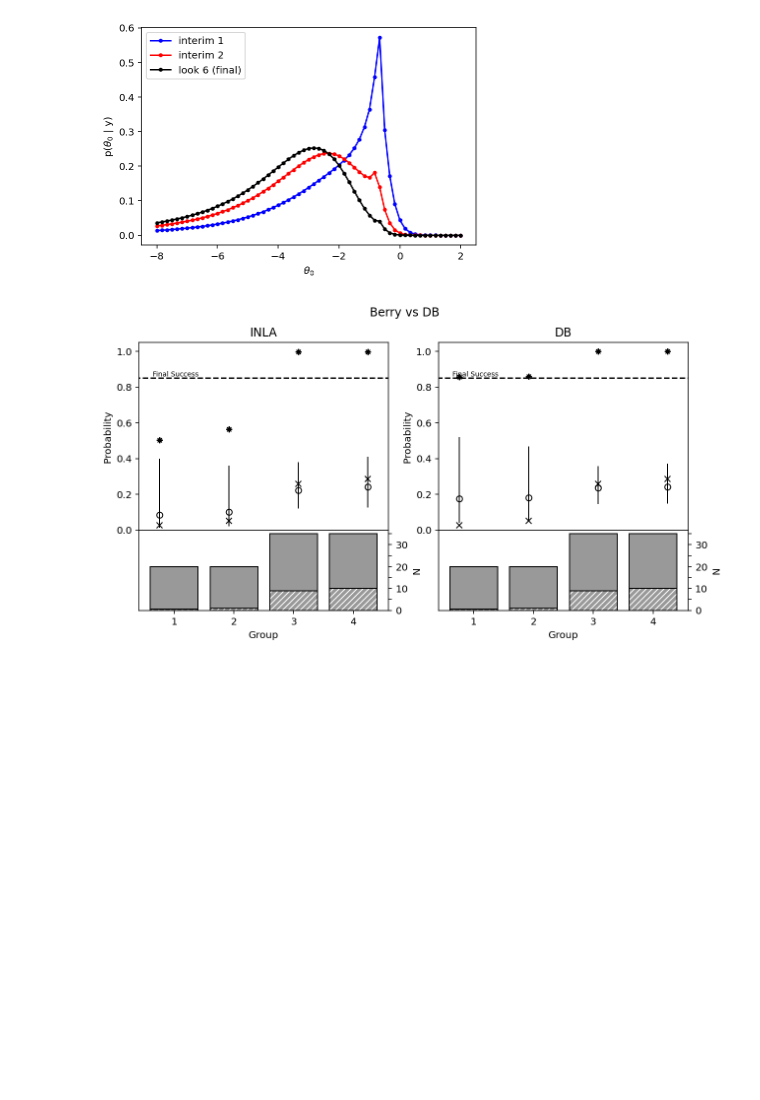
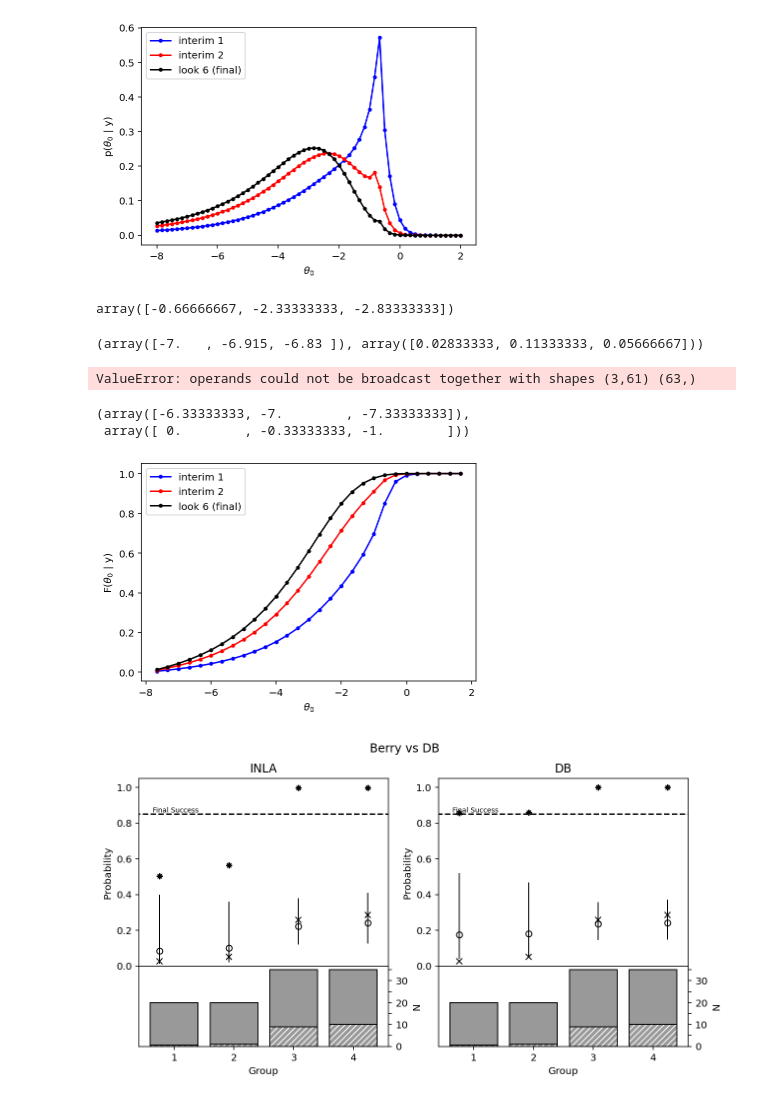
Before and after one commit to Confirm-Solutions/imprint, a Jupyter notebook: research/berry/berry_dirty.ipynb, the cells around one changed output. Drawn from its saved outputs; the diff is of its cells as text; code cells hidden in the pictures; blank space fills up the shorter version.

Commit message:
Modifying Berry figures so that we can make plots with the exact integrator. Computing CDF from exact integrator.

```diff
--- a/research/berry/berry_dirty.ipynb
+++ b/research/berry/berry_dirty.ipynb
@@ -203,7 +204,7 @@ plt.show()
 [figure]
 # %%
 
-t0_rule = util.simpson_rule(61, -8, 2)
+t0_rule = util.simpson_rule(101, -7, 1.5)
 p_t0_g_y = exact.integrate(
     b, data[[0,1,5]],
     integrate_sigma2=True,
@@ -223,6 +226,44 @@ plt.xlabel(r'$\theta_0$')
 plt.show()
 # %% [output]
 [figure]
+# %%
+theta_map = t0_rule.pts[np.argmax(p_t0_g_y, axis=1)]
+theta_map
+# %% [output]
+array([-0.66666667, -2.33333333, -2.83333333])
+# %%
+t0_rule.pts[:3], t0_rule.wts[:3]
+# %% [output]
+(array([-7.   , -6.915, -6.83 ]), array([0.02833333, 0.11333333, 0.05666667]))
+# %%
+cdf = []
+cdf_pts = []
+for i in range(3, t0_rule.pts.shape[0], 2):
+    # Note that t0_rule.wts[:i] will be different from cdf_rule.wts!!
+    cdf_rule = util.simpson_rule(i, t0_rule.pts[0], t0_rule.pts[i-1])
+    cdf.append(np.sum(p_t0_g_y[:,:i] * cdf_rule.wts[:i], axis=1))
+    cdf_pts.append(t0_rule.pts[i-1])
+cdf = np.array(cdf)
+cdf_pts = np.array(cdf_pts)
+# %% [output]
+ValueError: operands could not be broadcast together with shapes (3,61) (63,)
+# %%
+cilow = cdf_pts[np.argmax(cdf > 0.025, axis=0)]
+cihi = cdf_pts[np.argmax(cdf > 0.975, axis=0)]
+cilow, cihi
+# %% [output]
+(array([-6.33333333, -7.        , -7.33333333]),
+ array([ 0.        , -0.33333333, -1.        ]))
+# %%
+plt.plot(cdf_pts, cdf[:, 0], 'b-o', markersize=3, label='interim 1')
+plt.plot(cdf_pts, cdf[:, 1], 'r-o', markersize=3, label='interim 2')
+plt.plot(cdf_pts, cdf[:, 2], 'k-o', markersize=3, label='look 6 (final)')
+plt.legend()
+plt.ylabel(r'F($\theta_0$ | y)')
+plt.xlabel(r'$\theta_0$')
+plt.show()
+# %% [output]
+[figure, added]
 # %%
 
 fig = plt.figure(figsize=(10, 5))
```
Also changed, not shown: parts of 2 cells of this notebook, 4 other files.
